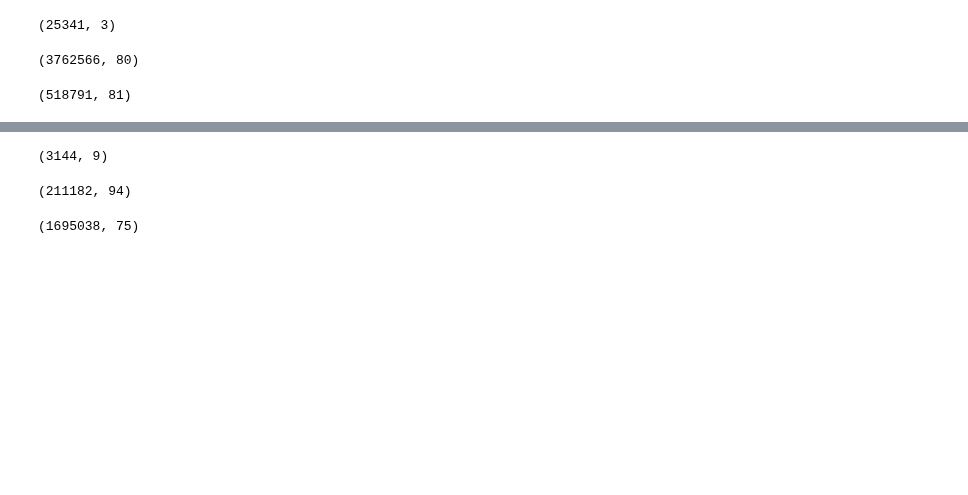
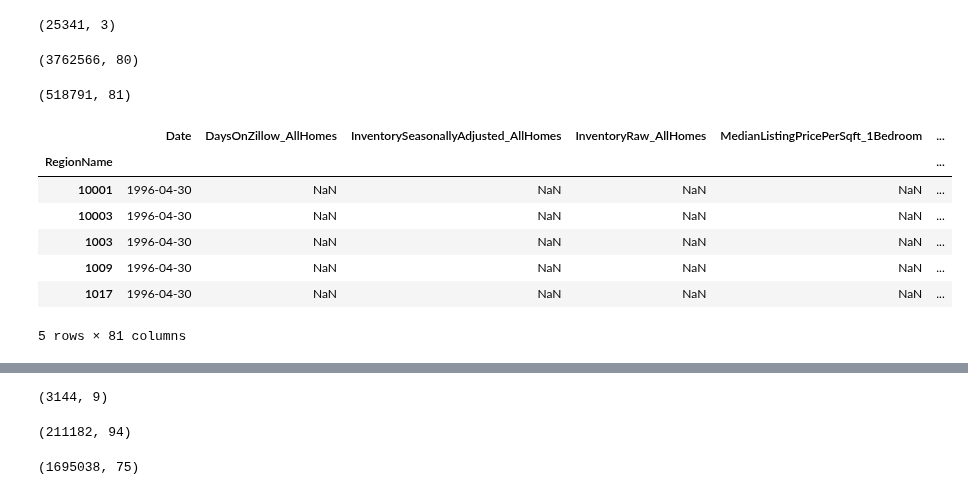
Before and after one commit to norgrenm/US_House_Price_Prediction, a Jupyter notebook: notebooks/DM-US_HousingData.ipynb, the cells around one changed output, grey strips where cells are left out. Saved outputs shown, nothing was run; the diff lists cells and outputs as text; code cells hidden in the pictures; blank space fills up the shorter version.

```diff
--- a/notebooks/DM-US_HousingData.ipynb
+++ b/notebooks/DM-US_HousingData.ipynb
@@ -80,2 +83,13 @@ cots_df.shape
 # %% [output]
 (518791, 81)
+# %%
+cots_df.head()
+# %% [output]
+|  | Date | DaysOnZillow_AllHomes | InventorySeasonallyAdjusted_AllHomes | InventoryRaw_AllHomes | MedianListingPricePerSqft_1Bedroom | ... |
+| RegionName |  |  |  |  |  | ... |
+| 10001 | 1996-04-30 | NaN | NaN | NaN | NaN | ... |
+| 10003 | 1996-04-30 | NaN | NaN | NaN | NaN | ... |
+| 1003 | 1996-04-30 | NaN | NaN | NaN | NaN | ... |
+| 1009 | 1996-04-30 | NaN | NaN | NaN | NaN | ... |
+| 1017 | 1996-04-30 | NaN | NaN | NaN | NaN | ... |
+5 rows × 81 columns
```
Also changed, not shown: parts of 11 cells of this notebook.
